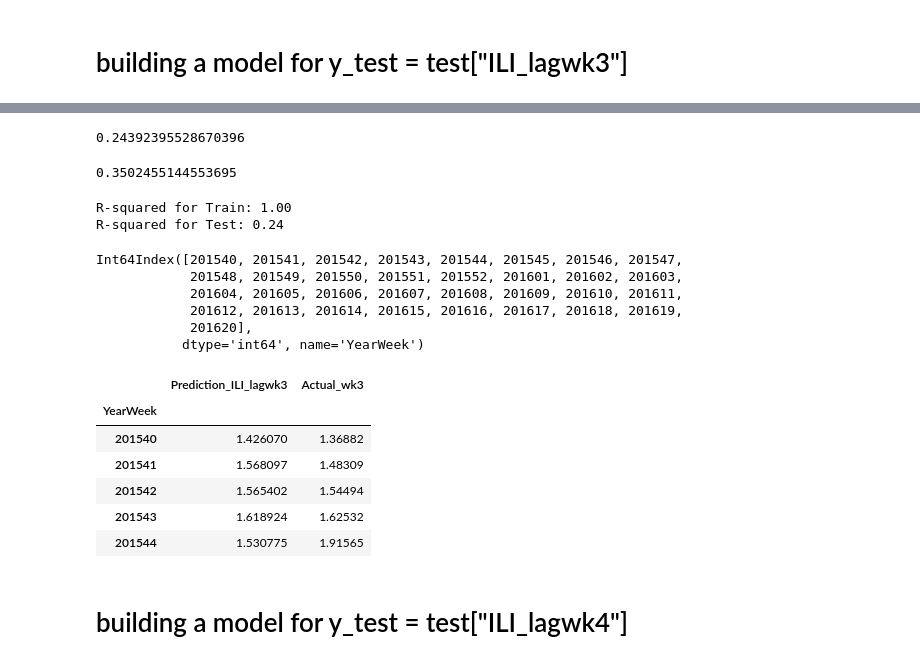
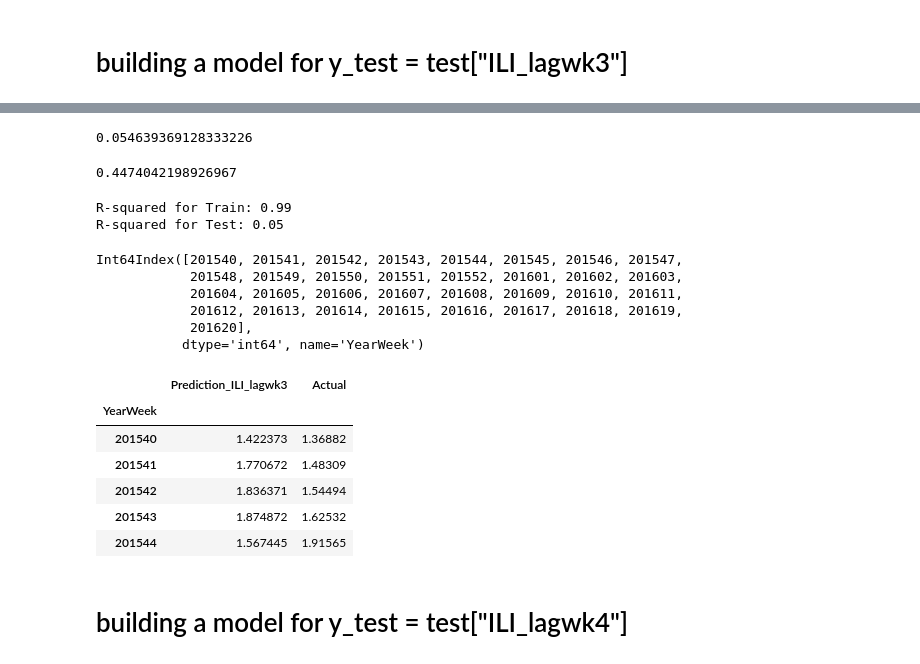
Before and after one commit to Anuujints/FinalUCBX, a Jupyter notebook: flu_indicator/data/ILINet_by_ILIweek_Gradient_Boost_Regressor.ipynb, the cells around one changed output, grey strips where cells are left out. Cells and saved outputs as stored; diff of their text form; code cells hidden in the pictures.

```diff
--- a/flu_indicator/data/ILINet_by_ILIweek_Gradient_Boost_Regressor.ipynb
+++ b/flu_indicator/data/ILINet_by_ILIweek_Gradient_Boost_Regressor.ipynb
@@ -107,3 +105,6 @@ gbrt1 = GradientBoostingRegressor(n_estimators = 300, max_depth = 5) # number of
+# %%
+gbrt1 = GradientBoostingRegressor(n_estimators = 100, max_depth = 5, min_samples_leaf = 9,
+                                  random_state = 0)
 # %%
 gbrt1.fit(X_train, y_train)
 # %% [output]
@@ -251,3 +264,6 @@ gbrt2 = GradientBoostingRegressor(n_estimators = 300, max_depth = 5) # number of
+# %%
+gbrt2 = GradientBoostingRegressor(n_estimators = 100, max_depth = 5, min_samples_leaf = 9,
+                                  random_state = 0)
 # %%
 gbrt2.fit(X_train, yy_train)
 # %% [output]
@@ -331,3 +326,6 @@ gbrt3 = GradientBoostingRegressor(n_estimators = 300, max_depth = 5) # number of
+# %%
+gbrt3 = GradientBoostingRegressor(n_estimators = 100, max_depth = 5, min_samples_leaf = 9,
+                                  random_state = 0)
 # %%
 gbrt3.fit(X_train, yyy_train)
 # %% [output]
@@ -344,17 +342,17 @@ yyy_pred = gbrt3.predict(X_test)
 # %%
 r2_score(yyy_test, yyy_pred)
 # %% [output]
-0.24392395528670396
+0.054639369128333226
 # %%
 mean_absolute_error(yyy_test, yyy_pred)
 # %% [output]
-0.3502455144553695
+0.4474042198926967
 # %%
 print("R-squared for Train: %.2f" %gbrt3.score(X_train, yyy_train))
 print("R-squared for Test: %.2f" %gbrt3.score(X_test, yyy_test))
 # %% [output]
-R-squared for Train: 1.00
-R-squared for Test: 0.24
+R-squared for Train: 0.99
+R-squared for Test: 0.05
 # %%
 predictions3 = gbrt3.predict(X_test)
 # %%
@@ -370,14 +368,14 @@ Int64Index([201540, 201541, 201542, 201543, 201544, 201545, 201546, 201547,
             201620],
            dtype='int64', name='YearWeek')
 # %%
-pred3_df = pd.DataFrame({"Prediction_ILI_lagwk3": predictions3, "Actual_wk3": yyy_test_unraveled}).reset_index(drop=True)
-pred3_df.index = yyy_test.index
-pred3_df.head()
+pred_df = pd.DataFrame({"Prediction_ILI_lagwk3": predictions3, "Actual": yyy_test_unraveled}).reset_index(drop=True)
+pred_df.index = yyy_test.index
+pred_df.head()
 # %% [output]
-|  | Prediction_ILI_lagwk3 | Actual_wk3 |
+|  | Prediction_ILI_lagwk3 | Actual |
 | YearWeek |  |  |
-| 201540 | 1.426070 | 1.36882 |
-| 201541 | 1.568097 | 1.48309 |
-| 201542 | 1.565402 | 1.54494 |
-| 201543 | 1.618924 | 1.62532 |
-| 201544 | 1.530775 | 1.91565 |
+| 201540 | 1.422373 | 1.36882 |
+| 201541 | 1.770672 | 1.48309 |
+| 201542 | 1.836371 | 1.54494 |
+| 201543 | 1.874872 | 1.62532 |
+| 201544 | 1.567445 | 1.91565 |
```
Also changed, not shown: parts of 34 cells of this notebook, 10 other files.
